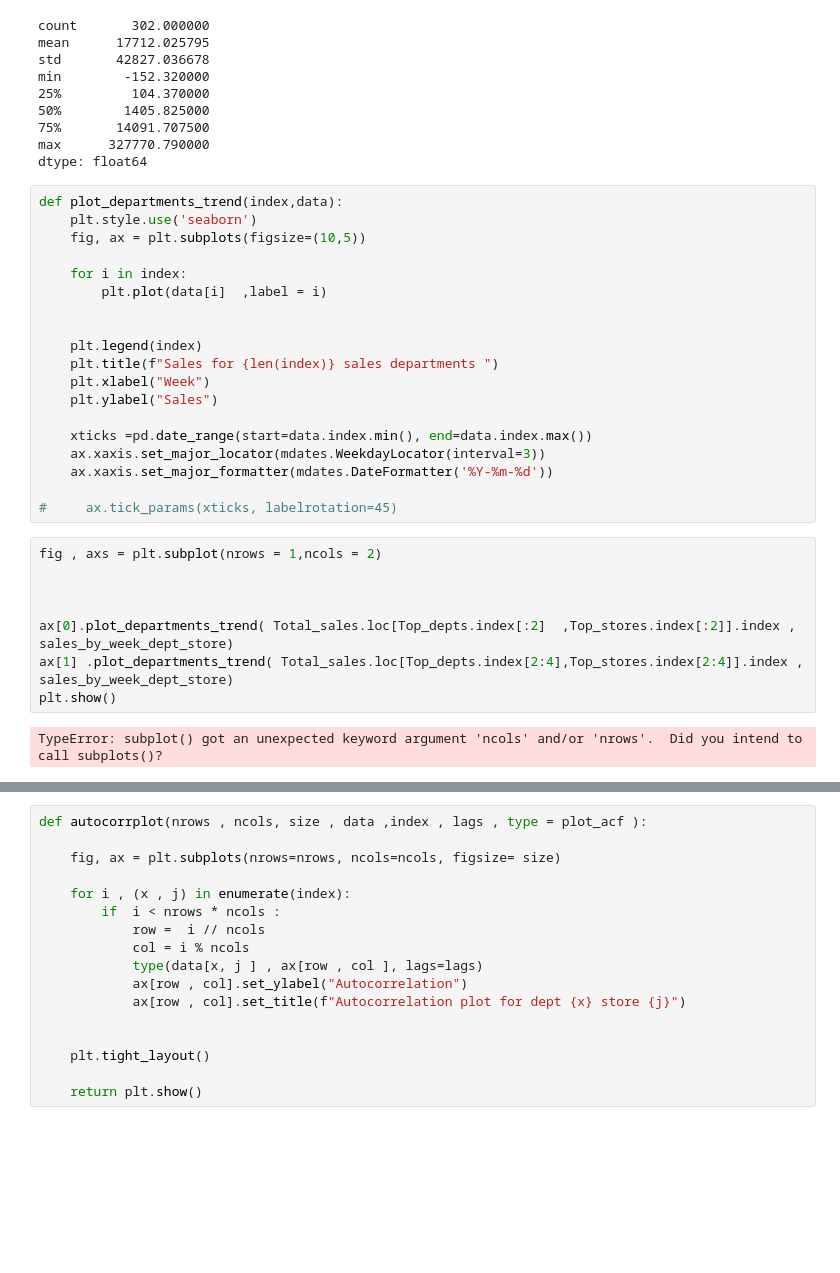
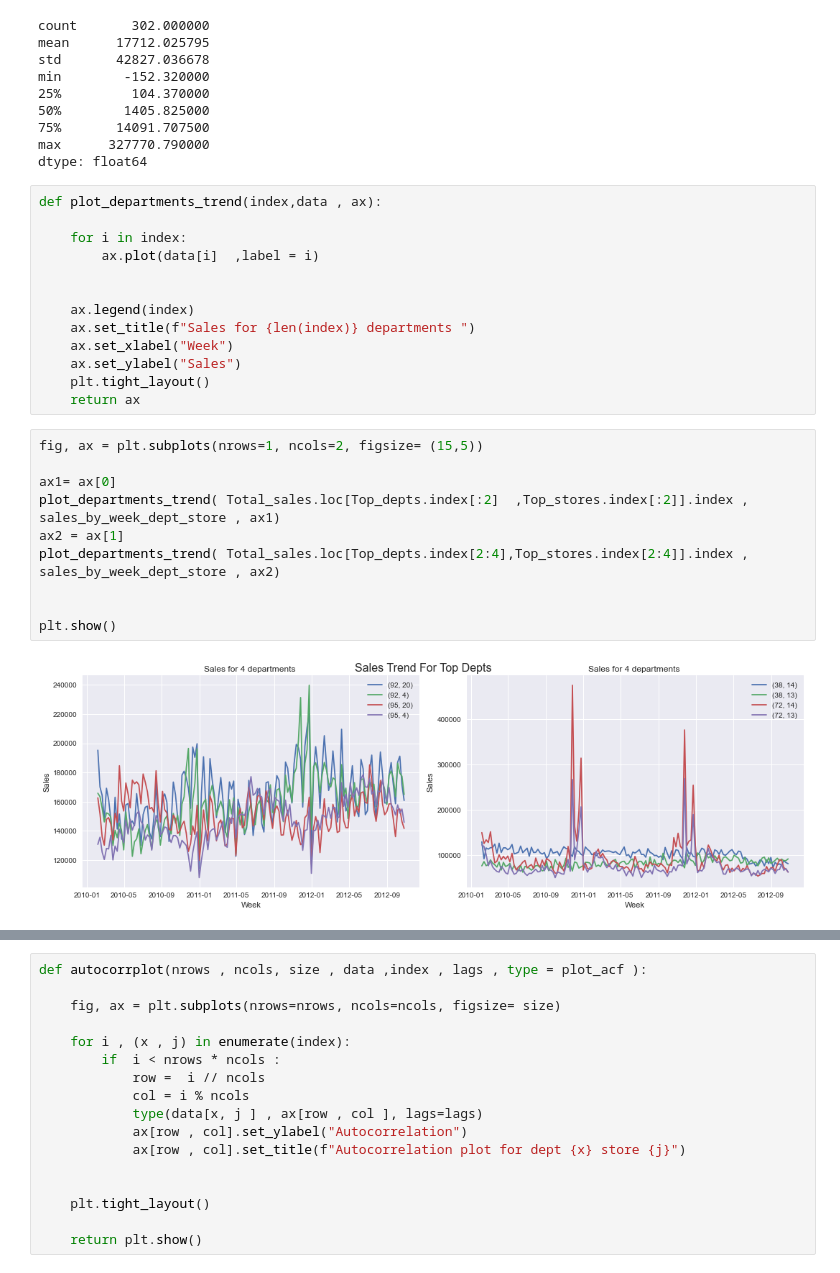
Before and after one commit to AnasElshaer01/Walmart-Sales-Forcasting, a Jupyter notebook: EDA.ipynb, the cells around one changed output, grey strips where cells are left out. Cells and saved outputs as stored; diff of their text form; blank space fills up the shorter version.

```diff
--- a/EDA.ipynb
+++ b/EDA.ipynb
@@ -184,31 +186,27 @@ min        -152.320000
 max      327770.790000
 dtype: float64
 # %%
-def plot_departments_trend(index,data):
-    plt.style.use('seaborn')
-    fig, ax = plt.subplots(figsize=(10,5))
+def plot_departments_trend(index,data , ax):
 
     for i in index:
-        plt.plot(data[i]  ,label = i)
+        ax.plot(data[i]  ,label = i)
 
 
-    plt.legend(index)
-    plt.title(f"Sales for {len(index)} sales departments ")
-    plt.xlabel("Week")
-    plt.ylabel("Sales")
-
-    xticks =pd.date_range(start=data.index.min(), end=data.index.max())
-    ax.xaxis.set_major_locator(mdates.WeekdayLocator(interval=3))
-    ax.xaxis.set_major_formatter(mdates.DateFormatter('%Y-%m-%d'))
-
-#     ax.tick_params(xticks, labelrotation=45)
+    ax.legend(index)
+    ax.set_title(f"Sales for {len(index)} departments ")
+    ax.set_xlabel("Week")
+    ax.set_ylabel("Sales")
+    plt.tight_layout()
+    return ax
 # %%
-fig , axs = plt.subplot(nrows = 1,ncols = 2)
+fig, ax = plt.subplots(nrows=1, ncols=2, figsize= (15,5))
+
+ax1= ax[0]
+plot_departments_trend( Total_sales.loc[Top_depts.index[:2]  ,Top_stores.index[:2]].index , sales_by_week_dept_store , ax1)
+ax2 = ax[1]
+plot_departments_trend( Total_sales.loc[Top_depts.index[2:4],Top_stores.index[2:4]].index , sales_by_week_dept_store , ax2)
 
 
-
-ax[0].plot_departments_trend( Total_sales.loc[Top_depts.index[:2]  ,Top_stores.index[:2]].index , sales_by_week_dept_store)
-ax[1] .plot_departments_trend( Total_sales.loc[Top_depts.index[2:4],Top_stores.index[2:4]].index , sales_by_week_dept_store)
 plt.show()
 # %% [output]
-TypeError: subplot() got an unexpected keyword argument 'ncols' and/or 'nrows'.  Did you intend to call subplots()?
+[figure, added]
```
Also changed, not shown: parts of 12 cells of this notebook.
